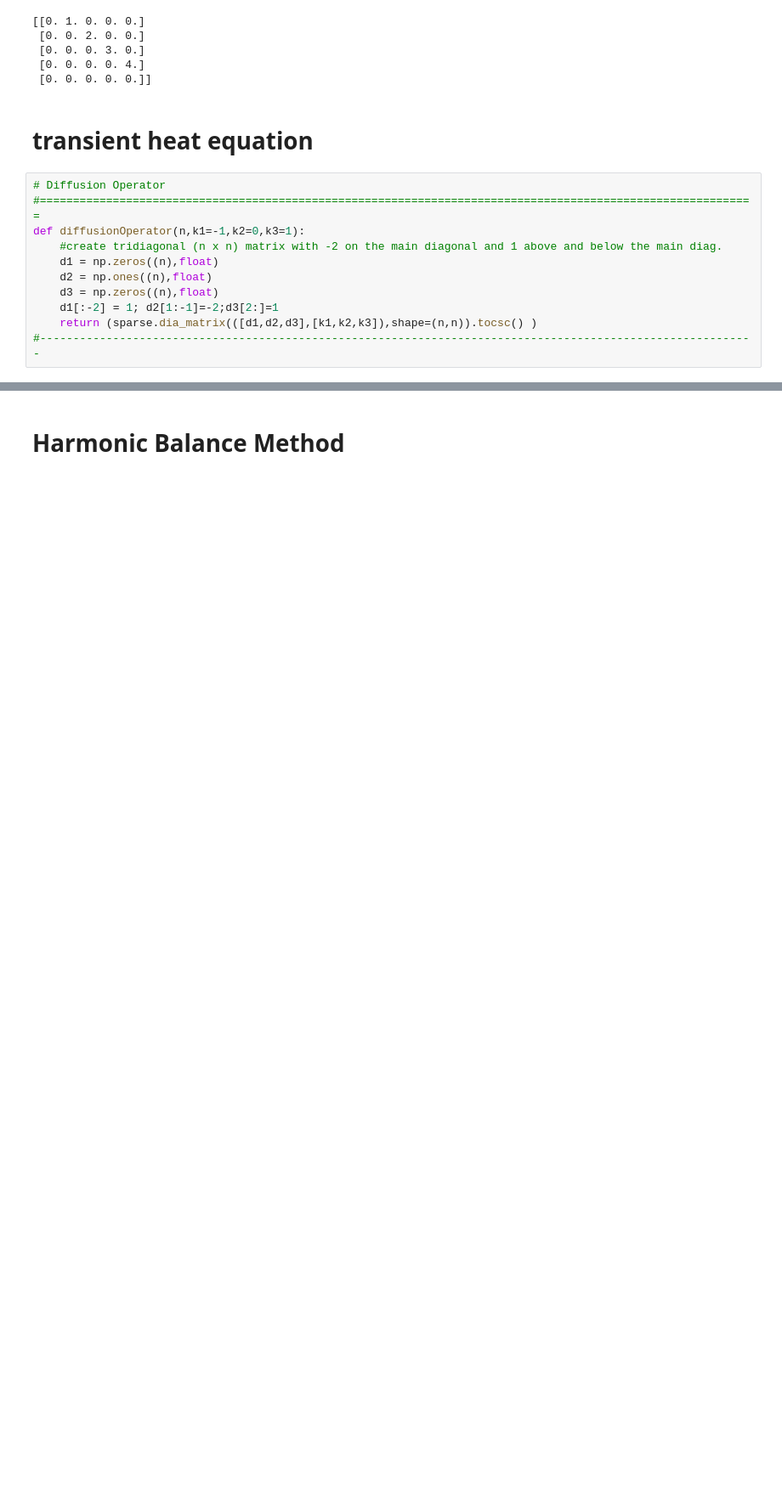
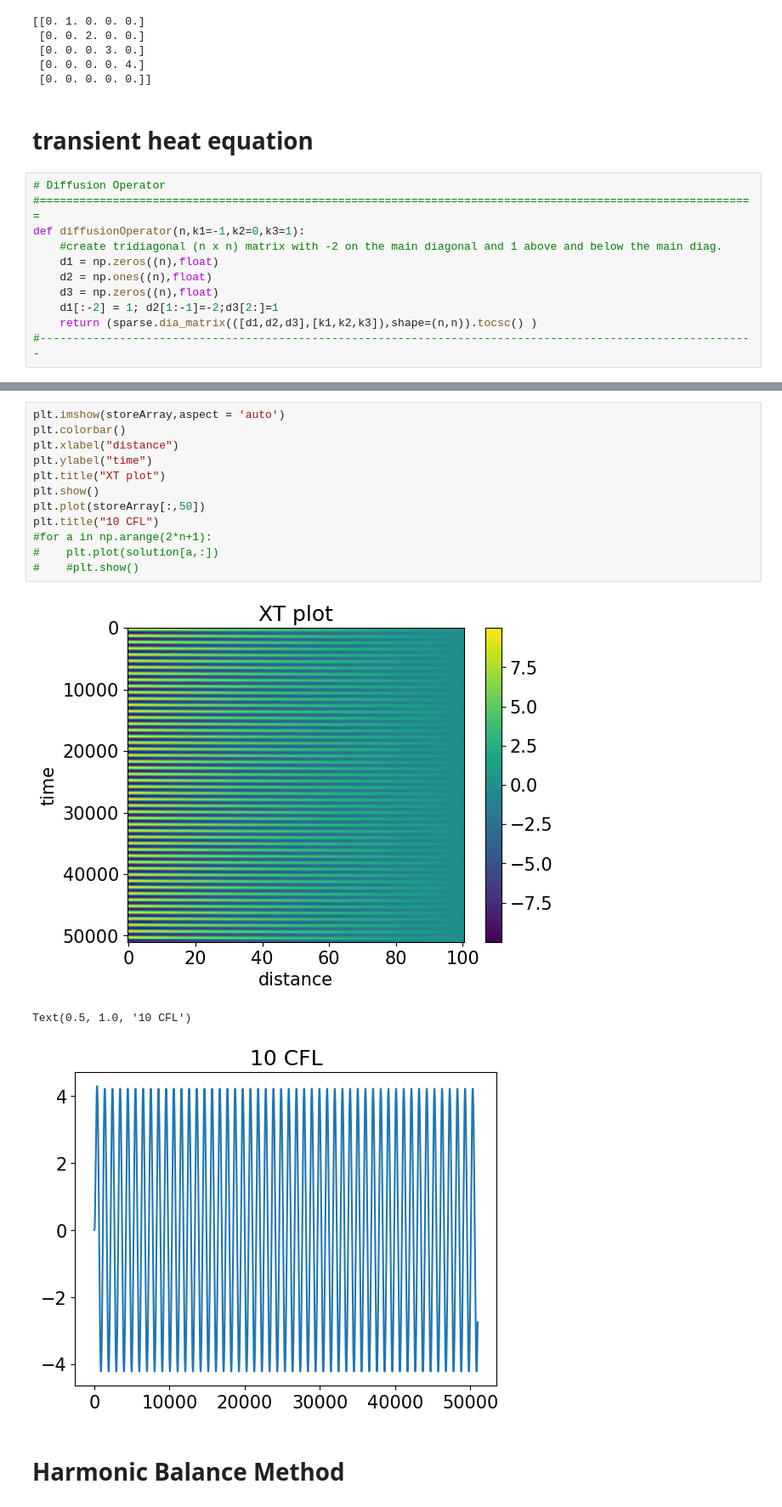
Before and after one commit to gabersyd/PyDBD, a Jupyter notebook: harmonicBalanceTest/HB2.ipynb, the cells around one changed output, grey strips where cells are left out. Shown at 85% size. Saved outputs shown, nothing was run; the diff lists cells and outputs as text; blank space fills up the shorter version.

```diff
--- a/harmonicBalanceTest/HB2.ipynb
+++ b/harmonicBalanceTest/HB2.ipynb
@@ -459,3 +453,19 @@ print(timesteps * dt)
+# %%
+plt.imshow(storeArray,aspect = 'auto')
+plt.colorbar()
+plt.xlabel("distance")
+plt.ylabel("time")
+plt.title("XT plot")
+plt.show()
+plt.plot(storeArray[:,50])
+plt.title("10 CFL")
+#for a in np.arange(2*n+1):
+#    plt.plot(solution[a,:])
+#    #plt.show()
+# %% [output]
+[figure, added]
+Text(0.5, 1.0, '10 CFL')
+[figure, added]
 # %% [markdown]
 # Harmonic Balance Method
 # %%
```
Also changed, not shown: parts of 7 cells of this notebook.
